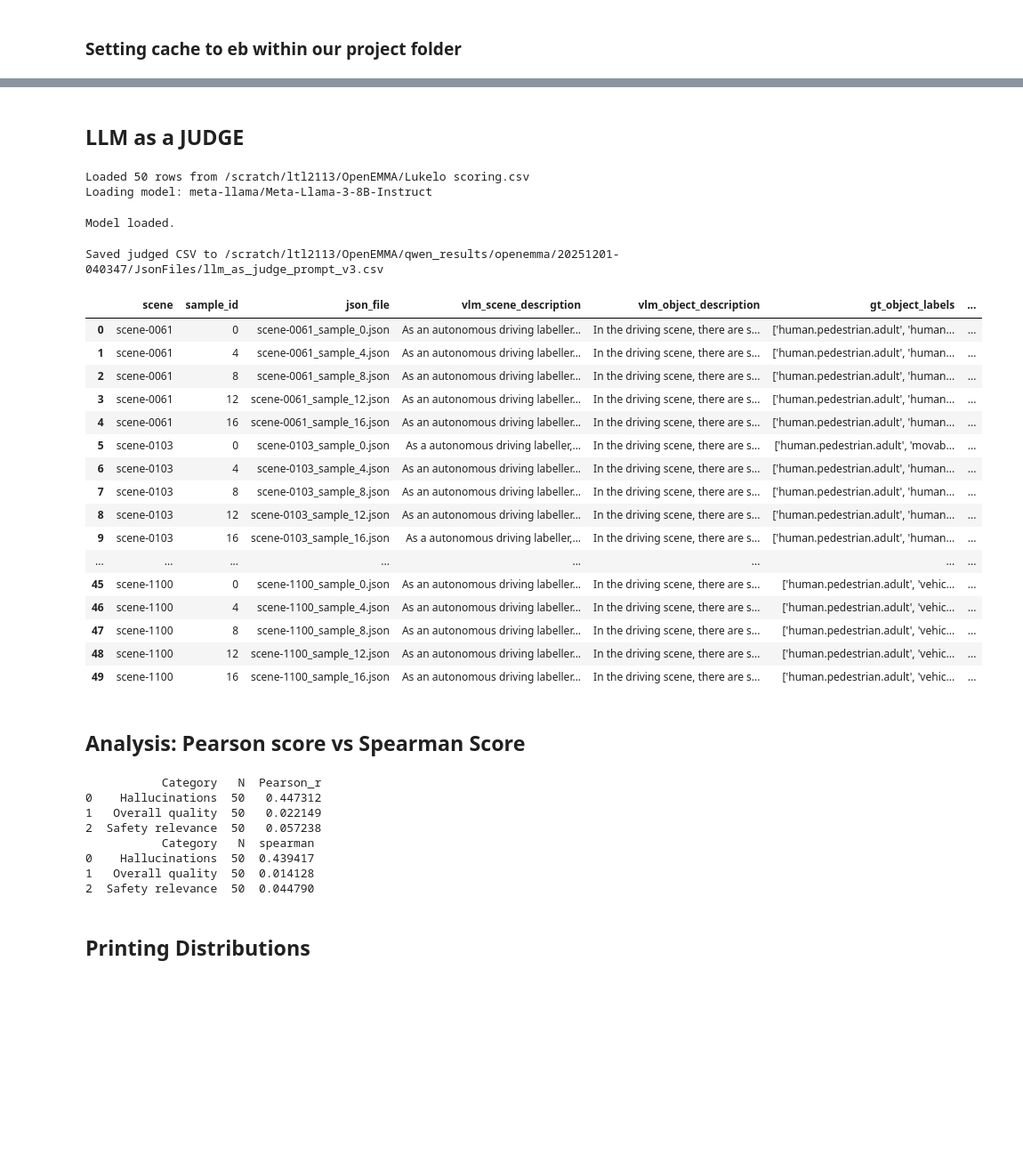
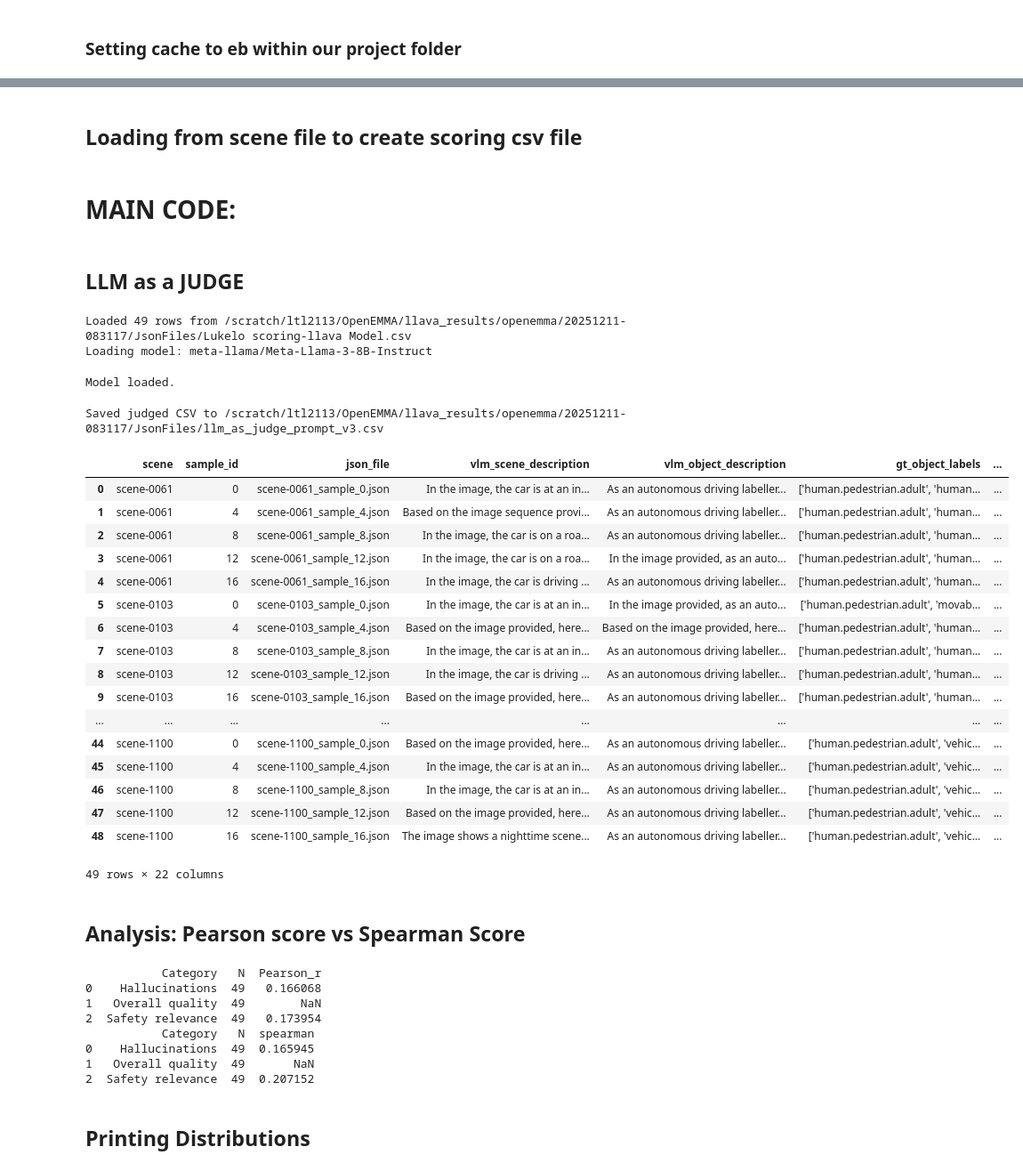
Before and after one commit to Kelo2000/OpenEMMA, a Jupyter notebook: llm_as_judge_evaluation.ipynb, the cells around one changed output, grey strips where cells are left out. Shown at 89% size. Cells and saved outputs as stored; diff of their text form; code cells hidden in the pictures; blank space fills up the shorter version.

```diff
--- a/llm_as_judge_evaluation.ipynb
+++ b/llm_as_judge_evaluation.ipynb
@@ -8,0 +81,2 @@
+# %% [markdown]
+## Loading from scene file to create scoring csv file
@@ -9,3 +157,5 @@
+# %% [markdown]
+# MAIN CODE:
 # %% [markdown]
 ## LLM as a JUDGE
 # %%
@@ -502,33 +652,34 @@ def run_llm_judge(
     return df
 # %%
 run_llm_judge(
-    input_csv="/scratch/ltl2113/OpenEMMA/Lukelo scoring.csv",
+    input_csv="/scratch/ltl2113/OpenEMMA/llava_results/openemma/20251211-083117/JsonFiles/Lukelo scoring-llava Model.csv",
     model_id="meta-llama/Meta-Llama-3-8B-Instruct",
-    output_csv="/scratch/ltl2113/OpenEMMA/qwen_results/openemma/20251201-040347/JsonFiles/llm_as_judge_prompt_v3.csv",
+    output_csv="/scratch/ltl2113/OpenEMMA/llava_results/openemma/20251211-083117/JsonFiles/llm_as_judge_prompt_v3.csv",
     temperature=0.2,
     max_new_tokens=300,
 )
 # %% [output]
-Loaded 50 rows from /scratch/ltl2113/OpenEMMA/Lukelo scoring.csv
+Loaded 49 rows from /scratch/ltl2113/OpenEMMA/llava_results/openemma/20251211-083117/JsonFiles/Lukelo scoring-llava Model.csv
 Loading model: meta-llama/Meta-Llama-3-8B-Instruct
 Model loaded.
-Saved judged CSV to /scratch/ltl2113/OpenEMMA/qwen_results/openemma/20251201-040347/JsonFiles/llm_as_judge_prompt_v3.csv
+Saved judged CSV to /scratch/ltl2113/OpenEMMA/llava_results/openemma/20251211-083117/JsonFiles/llm_as_judge_prompt_v3.csv
 |  | scene | sample_id | json_file | vlm_scene_description | vlm_object_description | gt_object_labels | ... |
-| 0 | scene-0061 | 0 | scene-0061_sample_0.json | As an autonomous driving labeller... | In the driving scene, there are s... | ['human.pedestrian.adult', 'human... | ... |
-| 1 | scene-0061 | 4 | scene-0061_sample_4.json | As an autonomous driving labeller... | In the driving scene, there are s... | ['human.pedestrian.adult', 'human... | ... |
-| 2 | scene-0061 | 8 | scene-0061_sample_8.json | As an autonomous driving labeller... | In the driving scene, there are s... | ['human.pedestrian.adult', 'human... | ... |
-| 3 | scene-0061 | 12 | scene-0061_sample_12.json | As an autonomous driving labeller... | In the driving scene, there are s... | ['human.pedestrian.adult', 'human... | ... |
-| 4 | scene-0061 | 16 | scene-0061_sample_16.json | As an autonomous driving labeller... | In the driving scene, there are s... | ['human.pedestrian.adult', 'human... | ... |
-| 5 | scene-0103 | 0 | scene-0103_sample_0.json | As a autonomous driving labeller,... | In the driving scene, there are s... | ['human.pedestrian.adult', 'movab... | ... |
-| 6 | scene-0103 | 4 | scene-0103_sample_4.json | As an autonomous driving labeller... | In the driving scene, there are s... | ['human.pedestrian.adult', 'human... | ... |
-| 7 | scene-0103 | 8 | scene-0103_sample_8.json | As an autonomous driving labeller... | In the driving scene, there are s... | ['human.pedestrian.adult', 'human... | ... |
-| 8 | scene-0103 | 12 | scene-0103_sample_12.json | As an autonomous driving labeller... | In the driving scene, there are s... | ['human.pedestrian.adult', 'human... | ... |
-| 9 | scene-0103 | 16 | scene-0103_sample_16.json | As a autonomous driving labeller,... | In the driving scene, there are s... | ['human.pedestrian.adult', 'human... | ... |
+| 0 | scene-0061 | 0 | scene-0061_sample_0.json | In the image, the car is at an in... | As an autonomous driving labeller... | ['human.pedestrian.adult', 'human... | ... |
+| 1 | scene-0061 | 4 | scene-0061_sample_4.json | Based on the image sequence provi... | As an autonomous driving labeller... | ['human.pedestrian.adult', 'human... | ... |
+| 2 | scene-0061 | 8 | scene-0061_sample_8.json | In the image, the car is on a roa... | As an autonomous driving labeller... | ['human.pedestrian.adult', 'human... | ... |
+| 3 | scene-0061 | 12 | scene-0061_sample_12.json | In the image, the car is on a roa... | In the image provided, as an auto... | ['human.pedestrian.adult', 'human... | ... |
+| 4 | scene-0061 | 16 | scene-0061_sample_16.json | In the image, the car is driving ... | As an autonomous driving labeller... | ['human.pedestrian.adult', 'human... | ... |
+| 5 | scene-0103 | 0 | scene-0103_sample_0.json | In the image, the car is at an in... | In the image provided, as an auto... | ['human.pedestrian.adult', 'movab... | ... |
+| 6 | scene-0103 | 4 | scene-0103_sample_4.json | Based on the image provided, here... | Based on the image provided, here... | ['human.pedestrian.adult', 'human... | ... |
+| 7 | scene-0103 | 8 | scene-0103_sample_8.json | In the image, the car is at an in... | As an autonomous driving labeller... | ['human.pedestrian.adult', 'human... | ... |
+| 8 | scene-0103 | 12 | scene-0103_sample_12.json | In the image, the car is driving ... | As an autonomous driving labeller... | ['human.pedestrian.adult', 'human... | ... |
+| 9 | scene-0103 | 16 | scene-0103_sample_16.json | Based on the image provided, here... | As an autonomous driving labeller... | ['human.pedestrian.adult', 'human... | ... |
 | ... | ... | ... | ... | ... | ... | ... | ... |
-| 45 | scene-1100 | 0 | scene-1100_sample_0.json | As an autonomous driving labeller... | In the driving scene, there are s... | ['human.pedestrian.adult', 'vehic... | ... |
-| 46 | scene-1100 | 4 | scene-1100_sample_4.json | As an autonomous driving labeller... | In the driving scene, there are s... | ['human.pedestrian.adult', 'vehic... | ... |
-| 47 | scene-1100 | 8 | scene-1100_sample_8.json | As an autonomous driving labeller... | In the driving scene, there are s... | ['human.pedestrian.adult', 'vehic... | ... |
-| 48 | scene-1100 | 12 | scene-1100_sample_12.json | As an autonomous driving labeller... | In the driving scene, there are s... | ['human.pedestrian.adult', 'vehic... | ... |
-| 49 | scene-1100 | 16 | scene-1100_sample_16.json | As an autonomous driving labeller... | In the driving scene, there are s... | ['human.pedestrian.adult', 'vehic... | ... |
+| 44 | scene-1100 | 0 | scene-1100_sample_0.json | Based on the image provided, here... | As an autonomous driving labeller... | ['human.pedestrian.adult', 'vehic... | ... |
+| 45 | scene-1100 | 4 | scene-1100_sample_4.json | In the image, the car is at an in... | As an autonomous driving labeller... | ['human.pedestrian.adult', 'vehic... | ... |
+| 46 | scene-1100 | 8 | scene-1100_sample_8.json | In the image, the car is at an in... | As an autonomous driving labeller... | ['human.pedestrian.adult', 'vehic... | ... |
+| 47 | scene-1100 | 12 | scene-1100_sample_12.json | Based on the image provided, here... | As an autonomous driving labeller... | ['human.pedestrian.adult', 'vehic... | ... |
+| 48 | scene-1100 | 16 | scene-1100_sample_16.json | The image shows a nighttime scene... | As an autonomous driving labeller... | ['human.pedestrian.adult', 'vehic... | ... |
+49 rows × 22 columns
 # %% [markdown]
 ## Analysis: Pearson score vs Spearman Score
@@ -535,11 +693,4 @@ Saved judged CSV to /scratch/ltl2113/OpenEMMA/qwen_results/openemma/20251201-040
 # %%
-import pandas as pd
-
-# -----------------------------
-# 1) Load your judged CSV
-# df = pd.read_csv("/scratch/ltl2113/OpenEMMA/qwen_results/openemma/20251201-040347/JsonFiles/llm_as_judge_.csv")
-df=pd.read_csv("/scratch/ltl2113/OpenEMMA/qwen_results/openemma/20251201-040347/JsonFiles/llm_as_judge_prompt_v3.csv")
-
 # -----------------------------
 # 2) Define column pairs (Human vs LLM)
 # -----------------------------
@@ -586,12 +737,12 @@ print(corr_df)
 # print("Saved correlations to /home/lukelo/OpenEMMA/data/pearson_correlations.csv")
 # %% [output]
            Category   N  Pearson_r
-0    Hallucinations  50   0.447312
-1   Overall quality  50   0.022149
-2  Safety relevance  50   0.057238
+0    Hallucinations  49   0.166068
+1   Overall quality  49        NaN
+2  Safety relevance  49   0.173954
            Category   N  spearman
-0    Hallucinations  50  0.439417
-1   Overall quality  50  0.014128
-2  Safety relevance  50  0.044790
+0    Hallucinations  49  0.165945
+1   Overall quality  49       NaN
+2  Safety relevance  49  0.207152
 # %% [markdown]
 ## Printing Distributions
```
Also changed, not shown: parts of 13 cells of this notebook.
